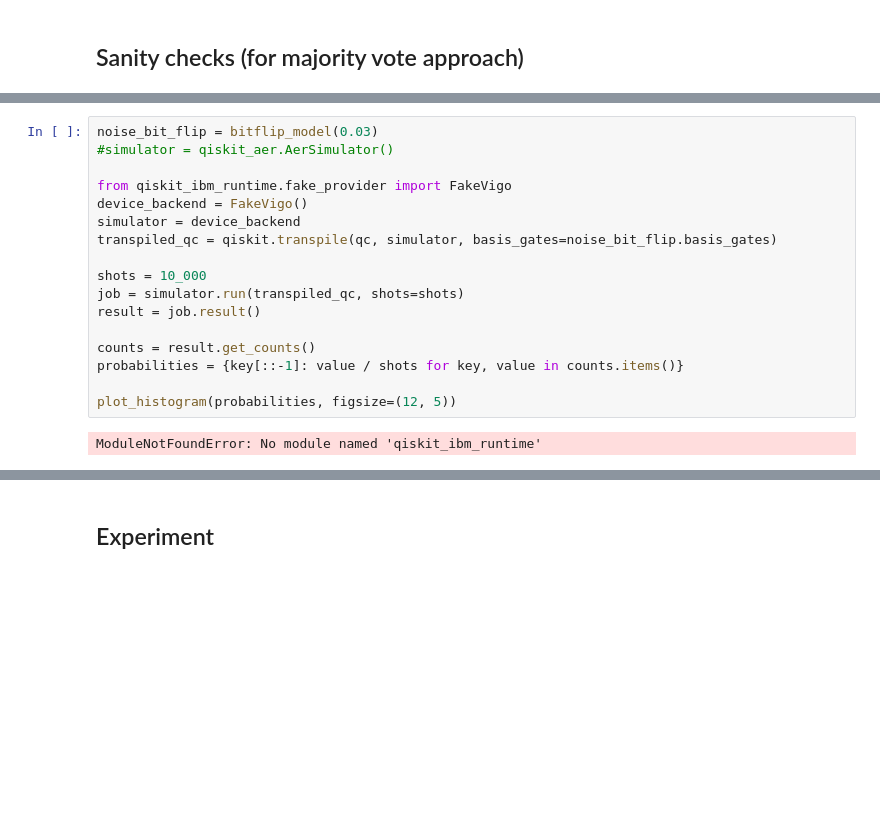
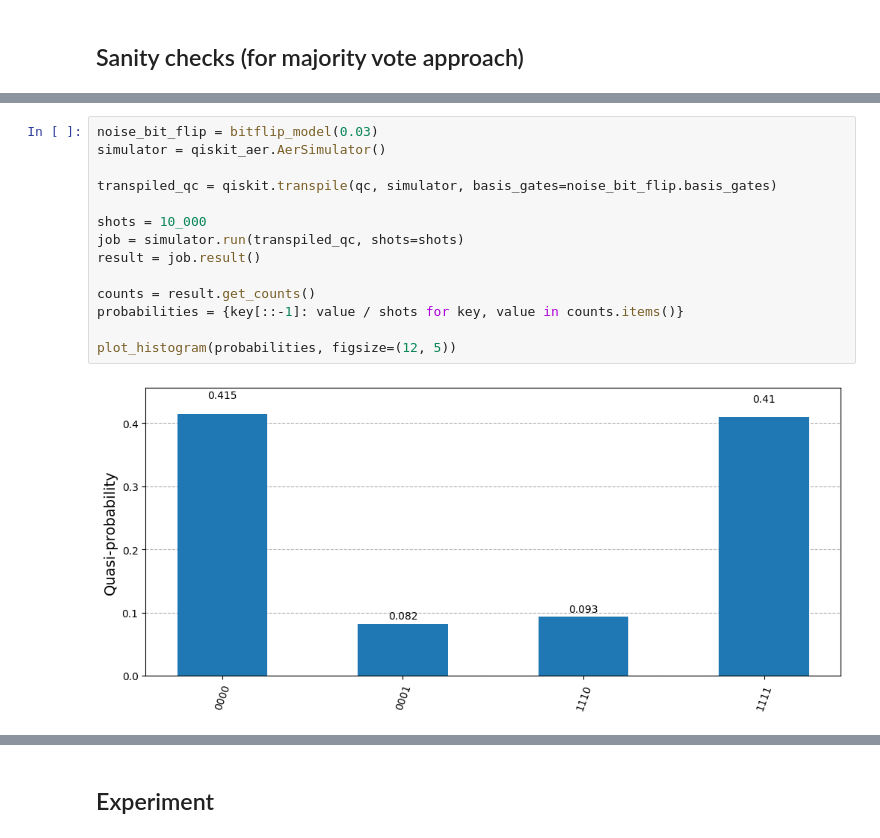
Before and after one commit to unitaryfoundation/wigners_friend, a Jupyter notebook: notebooks/demo.ipynb, the cells around one changed output, grey strips where cells are left out. Saved outputs shown, nothing was run; the diff lists cells and outputs as text; blank space fills up the shorter version.

```diff
--- a/notebooks/demo.ipynb
+++ b/notebooks/demo.ipynb
@@ -43,20 +35,17 @@ EWFS circuit for setting ('PEEK', 'REVERSE_2'):
 # %%
 noise_bit_flip = bitflip_model(0.03)
-#simulator = qiskit_aer.AerSimulator()
+simulator = qiskit_aer.AerSimulator()
 
-from qiskit_ibm_runtime.fake_provider import FakeVigo
-device_backend = FakeVigo()
-simulator = device_backend
 transpiled_qc = qiskit.transpile(qc, simulator, basis_gates=noise_bit_flip.basis_gates)
 
 shots = 10_000
 job = simulator.run(transpiled_qc, shots=shots)
 result = job.result()
 
 counts = result.get_counts()
 probabilities = {key[::-1]: value / shots for key, value in counts.items()}
 
 plot_histogram(probabilities, figsize=(12, 5))
 # %% [output]
-ModuleNotFoundError: No module named 'qiskit_ibm_runtime'
+[figure, added]
 # %%
```
Also changed, not shown: parts of 9 cells of this notebook, 6 other files.
